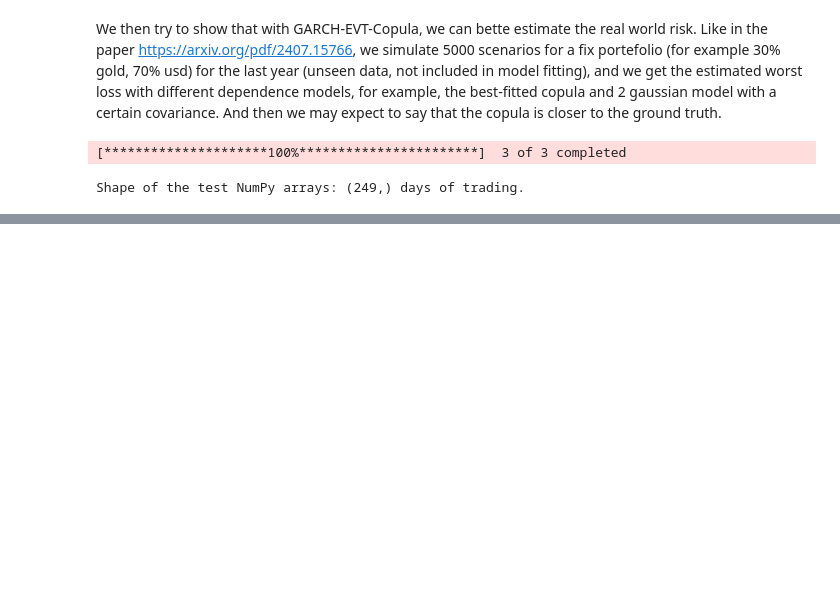
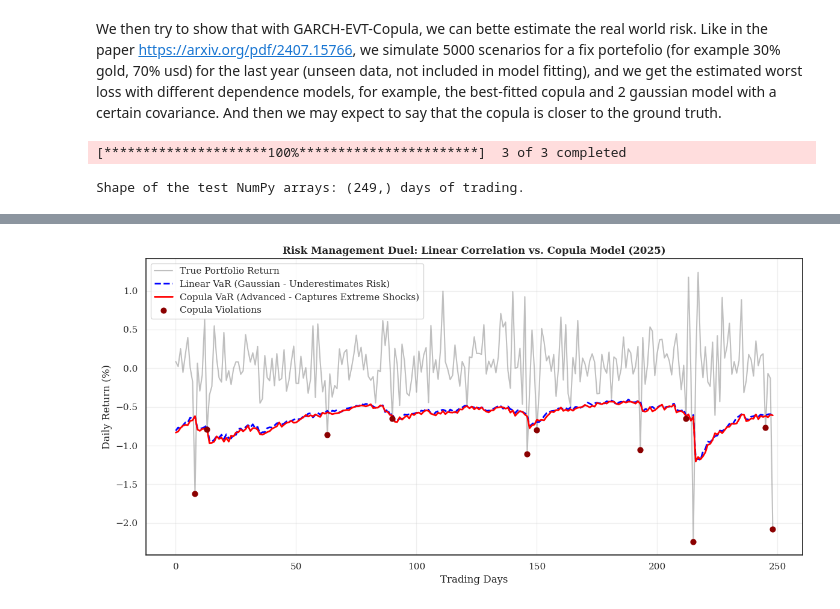
Before and after one commit to ElodieElodie/memoire_stats, a Jupyter notebook: yu.ipynb, the cells around one changed output, grey strips where cells are left out. Drawn from its saved outputs; the diff is of its cells as text; code cells hidden in the pictures; blank space fills up the shorter version.

```diff
--- a/yu.ipynb
+++ b/yu.ipynb
@@ -1438,0 +1485,93 @@ plt.show()
+# %%
+import numpy as np
+import matplotlib.pyplot as plt
+import pandas as pd
+from scipy.stats import pearsonr
+from statsmodels.distributions.copula.api import GaussianCopula, FrankCopula
+
+# --- 0. SETUP: ESTIMATING THE LINEAR CORRELATION ---
+# We calculate the simple linear correlation (Pearson) from your historical training data
+linear_corr, _ = pearsonr(z_df['gold'], z_df['usd'])
+print(f"Historical Linear Correlation (Pearson): {linear_corr:.4f}")
+
+n_simulations = 5000
+var_95_copula = []
+var_95_linear = []
+
+print("--- 1. RUNNING DYNAMIC VaR SIMULATIONS (COPULA VS LINEAR) ---")
+
+for t in range(test_day):
+    # ==========================================
+    # MODEL A: ADVANCED COPULA (Frank/Clayton/etc.)
+    # ==========================================
+    if param_gold_usd < 0:
+        sims_u_copula = FrankCopula(theta=abs(param_gold_usd)).rvs(nobs=n_simulations, random_state=t)
+        sims_u_copula[:, 1] = 1 - sims_u_copula[:, 1]
+    else:
+        sims_u_copula = FrankCopula(theta=param_gold_usd).rvs(nobs=n_simulations, random_state=t)
+
+    z_gold_copula = np.quantile(z_df['gold'], sims_u_copula[:, 0])
+    z_usd_copula = np.quantile(z_df['usd'], sims_u_copula[:, 1])
+
+    ret_gold_copula = z_gold_copula * vol_gold_pred[t]
+    ret_usd_copula = z_usd_copula * vol_usd_pred[t]
+
+    port_copula = (optimal_weight_gold * ret_gold_copula) + (optimal_weight_usd * ret_usd_copula)
+    var_95_copula.append(np.percentile(port_copula, 5))
+
+    # ==========================================
+    # MODEL B: SIMPLE LINEAR CORRELATION (Gaussian Copula)
+    # ==========================================
+    # The Gaussian Copula perfectly replicates standard linear correlation
+    sims_u_linear = GaussianCopula(corr=linear_corr).rvs(nobs=n_simulations, random_state=t)
+
+    z_gold_linear = np.quantile(z_df['gold'], sims_u_linear[:, 0])
+    z_usd_linear = np.quantile(z_df['usd'], sims_u_linear[:, 1])
+
+    ret_gold_linear = z_gold_linear * vol_gold_pred[t]
+    ret_usd_linear = z_usd_linear * vol_usd_pred[t]
+
+    port_linear = (optimal_weight_gold * ret_gold_linear) + (optimal_weight_usd * ret_usd_linear)
+    var_95_linear.append(np.percentile(port_linear, 5))
+
+# Convert to arrays
+var_95_copula = np.array(var_95_copula)
+var_95_linear = np.array(var_95_linear)
+
+print("--- 2. BACKTESTING RESULTS ---")
+# Calculate true portfolio returns
+true_returns_array = (optimal_weight_gold * test_gold_array) + (optimal_weight_usd * test_usd_array)
+if isinstance(true_returns_array, pd.Series):
+    true_returns_array = true_returns_array.values
+
+# Count violations
+violations_copula = np.sum(true_returns_array < var_95_copula)
+violations_linear = np.sum(true_returns_array < var_95_linear)
+
+print(f"Target Violations (5%): {test_day * 0.05:.1f}")
+print(f"-> Linear Model Violations : {violations_linear} (Failure rate: {violations_linear/test_day*100:.2f}%)")
+print(f"-> Copula Model Violations : {violations_copula} (Failure rate: {violations_copula/test_day*100:.2f}%)")
+
+# --- 3. THE FINAL PLOT FOR YOUR THESIS ---
+plt.figure(figsize=(12, 6))
+
+# True returns
+plt.plot(true_returns_array, label='True Portfolio Return', color='gray', alpha=0.5)
+
+# The two competing VaR lines
+plt.plot(var_95_linear, label='Linear VaR (Gaussian - Underestimates Risk)', color='blue', linestyle='--', linewidth=2)
+plt.plot(var_95_copula, label='Copula VaR (Advanced - Captures Extreme Shocks)', color='red', linewidth=2)
+
+# Mark the violations for the Copula model
+indices_violations = np.where(true_returns_array < var_95_copula)[0]
+plt.scatter(indices_violations, true_returns_array[indices_violations],
+            color='darkred', s=40, zorder=5, label='Copula Violations')
+
+plt.title("Risk Management Duel: Linear Correlation vs. Copula Model (2025)", fontweight='bold')
+plt.xlabel("Trading Days")
+plt.ylabel("Daily Return (%)")
+plt.legend()
+plt.grid(True, alpha=0.3)
+plt.tight_layout()
+plt.show()
+# %% [output]
@@ -1438,0 +1584 @@ plt.show()
+[figure, added]
```
Also changed, not shown: parts of 7 cells of this notebook.
